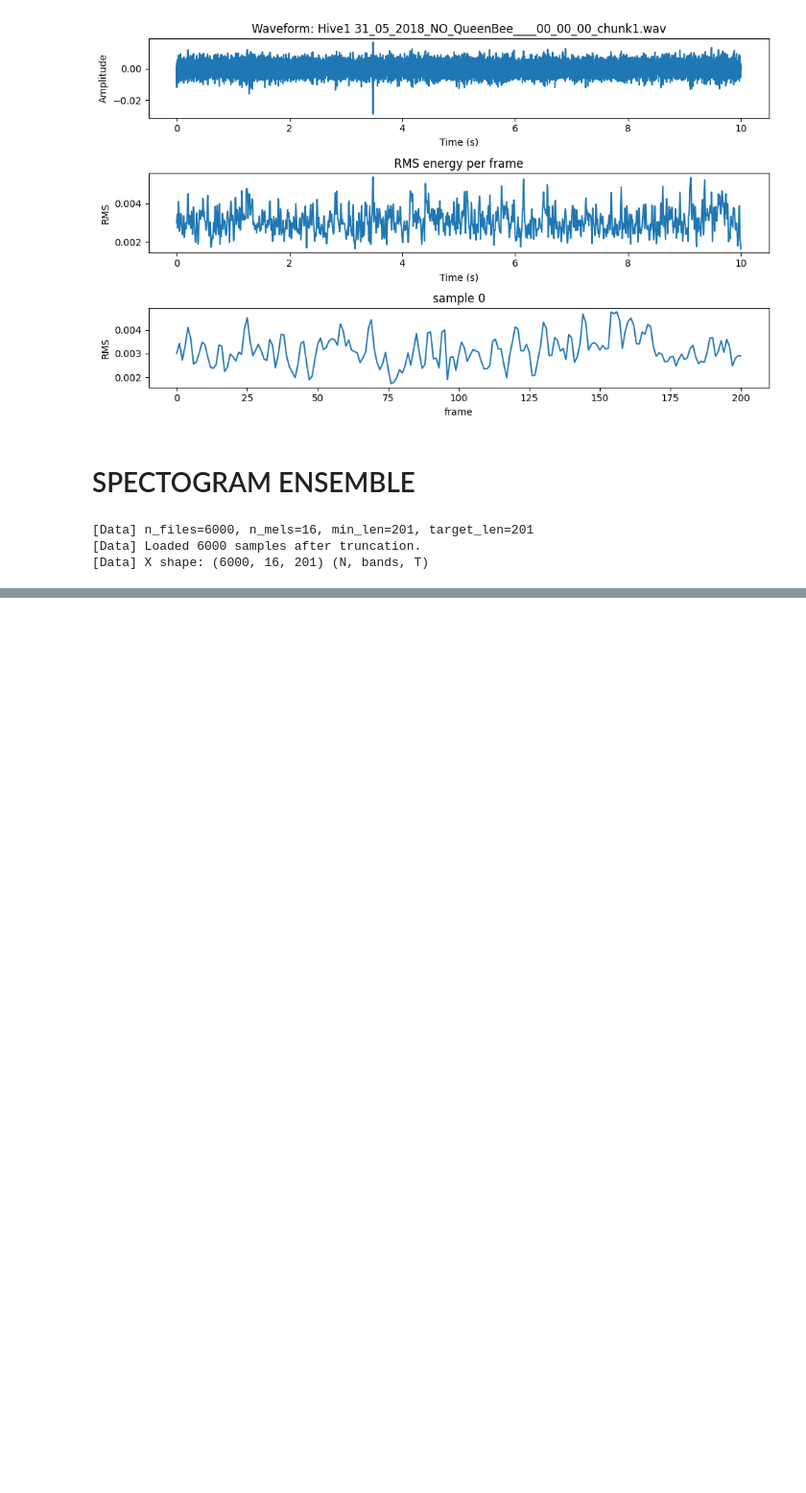
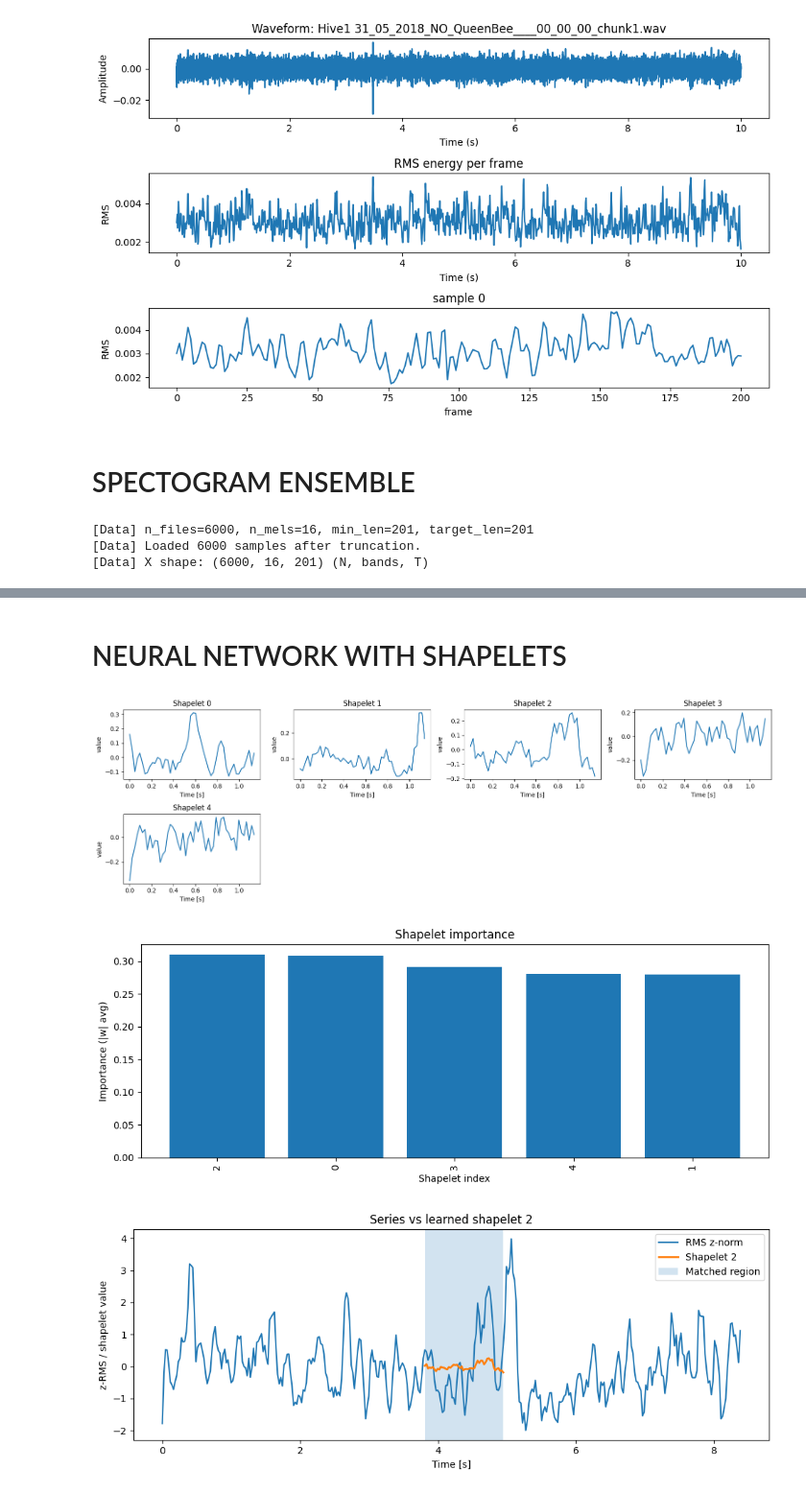
Before and after one commit to JanaJankovic/xai-sandbox, a Jupyter notebook: work/queen_presence/vis.ipynb, the cells around one changed output, grey strips where cells are left out. Shown at 96% size. Drawn from its saved outputs; the diff is of its cells as text; code cells hidden in the pictures; blank space fills up the shorter version.

```diff
--- a/work/queen_presence/vis.ipynb
+++ b/work/queen_presence/vis.ipynb
@@ -926,0 +920,43 @@ Top contributors pushing to class 0 (orange):
+# %% [markdown]
+# NEURAL NETWORK WITH SHAPELETS
+# %%
+from work.queen_presence.neural import (
+    plot_learned_shapelets,
+    plot_shapelet_importance,
+    plot_series_with_shapelet_match,
+    plot_shapelet_explanation
+)
+
+import joblib
+
+results =  obj = joblib.load("output/nn_shapelets.joblib")
+
+
+model = results["model"]
+X_test = results["X_test"]
+y_test = results["y_test"]
+sr = results["sr"]
+hop_length = results["hop_length"]
+
+# 1) visualize learned shapelets
+plot_learned_shapelets(model, sr=sr, hop_length=hop_length)
+
+# 2) which shapelets are most influential for the classifier
+plot_shapelet_importance(model)
+
+# 3) explanation for one test example and one important shapelet
+example_idx = 238
+shapelet_idx = 2
+plot_series_with_shapelet_match(
+    model,
+    X_series=X_test[example_idx],
+    shapelet_idx=shapelet_idx,
+    sr=sr,
+    hop_length=hop_length,
+)
+plot_shapelet_explanation(model, X_test[example_idx], int(y_test[example_idx]), sr, hop_length,
+                          top_k_pos=2, top_k_neg=2)
+# %% [output]
+[figure, added]
+[figure, added]
+[figure, added]
```
Also changed, not shown: parts of 4 cells of this notebook, 5 other files.
